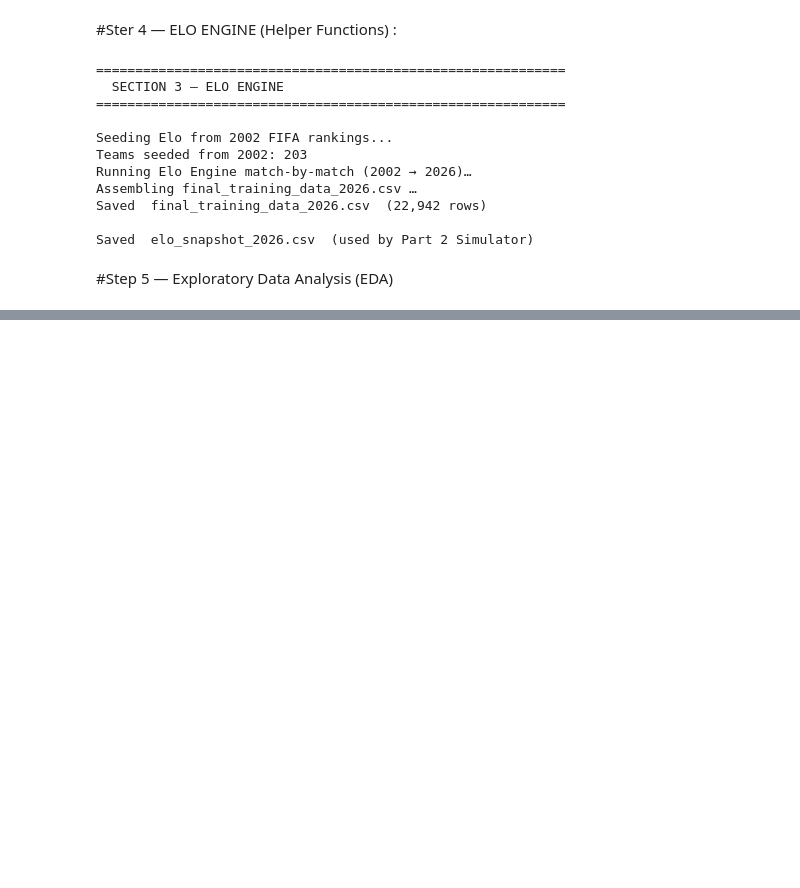
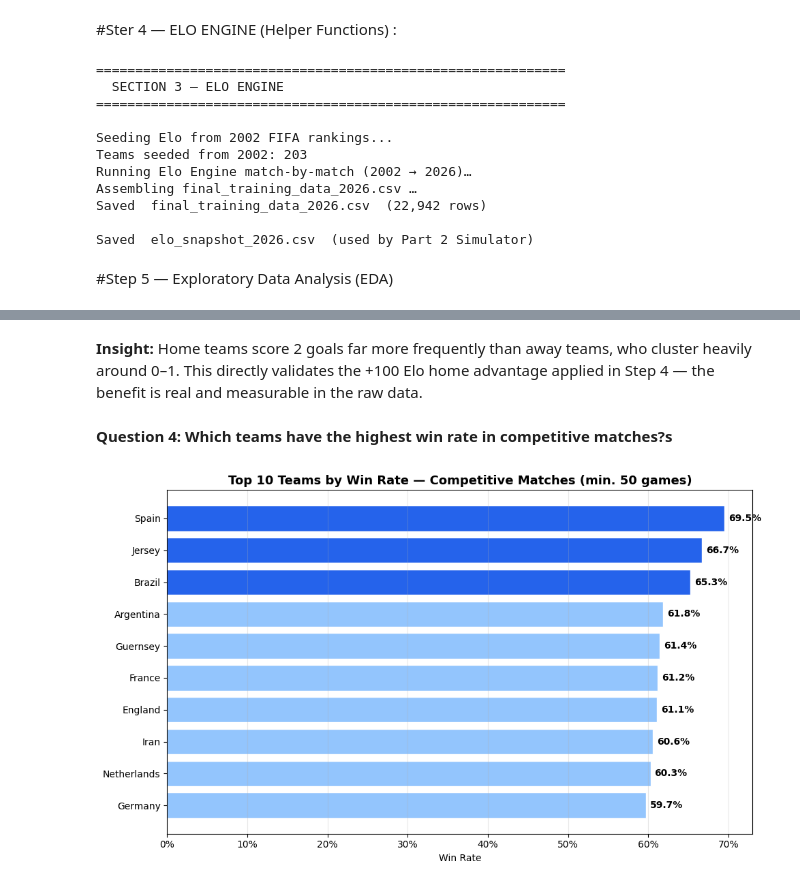
Before and after one commit to EngMohamed-op/supervised-and-unsupervised-project, a Jupyter notebook: WorldCup2026Prediction.ipynb, the cells around one changed output, grey strips where cells are left out. Cells and saved outputs as stored; diff of their text form; code cells hidden in the pictures; blank space fills up the shorter version.

```diff
--- a/WorldCup2026Prediction.ipynb
+++ b/WorldCup2026Prediction.ipynb
@@ -683,0 +734,39 @@ def savefig(name):
+# %% [markdown]
+**Insight:** Home teams score 2 goals far more frequently than away teams, who cluster heavily around 0–1. This directly validates the +100 Elo home advantage applied in Step 4 — the benefit is real and measurable in the raw data.
+# %% [markdown]
+**Question 4: Which teams have the highest win rate in competitive matches?s**
+# %%
+df['total_goals'] = df['home_score'] + df['away_score']
+
+wins_h   = df[df['result_label'] == 'Home Win'].groupby('home_team').size()
+wins_a   = df[df['result_label'] == 'Away Win'].groupby('away_team').size()
+played_h = df.groupby('home_team').size()
+played_a = df.groupby('away_team').size()
+
+total_wins   = wins_h.add(wins_a, fill_value=0)
+total_played = played_h.add(played_a, fill_value=0)
+
+wr = (total_wins / total_played).sort_values(ascending=False)
+top10 = wr[total_played >= 50].head(10).reset_index()
+top10.columns = ['team', 'win_rate']
+
+fig, ax = plt.subplots(figsize=(10, 6))
+
+colors_bar = ['#2563EB' if i < 3 else '#93C5FD' for i in range(10)]
+ax.barh(top10['team'][::-1], top10['win_rate'][::-1],
+        color=colors_bar[::-1], edgecolor='white')
+
+for i, (_, row) in enumerate(top10[::-1].iterrows()):
+    ax.text(row['win_rate'] + 0.005, i, f"{row['win_rate']:.1%}",
+            va='center', fontsize=10, fontweight='bold')
+
+ax.set_title('Top 10 Teams by Win Rate — Competitive Matches (min. 50 games)',
+             fontsize=13, fontweight='bold')
+ax.set_xlabel('Win Rate')
+ax.set_ylabel('')
+ax.xaxis.set_major_formatter(plt.FuncFormatter(lambda x, _: f'{x:.0%}'))
+ax.grid(axis='x', alpha=0.3)
+plt.tight_layout()
+plt.show()
+# %% [output]
+[figure, added]
```
Also changed, not shown: parts of 25 cells of this notebook.
